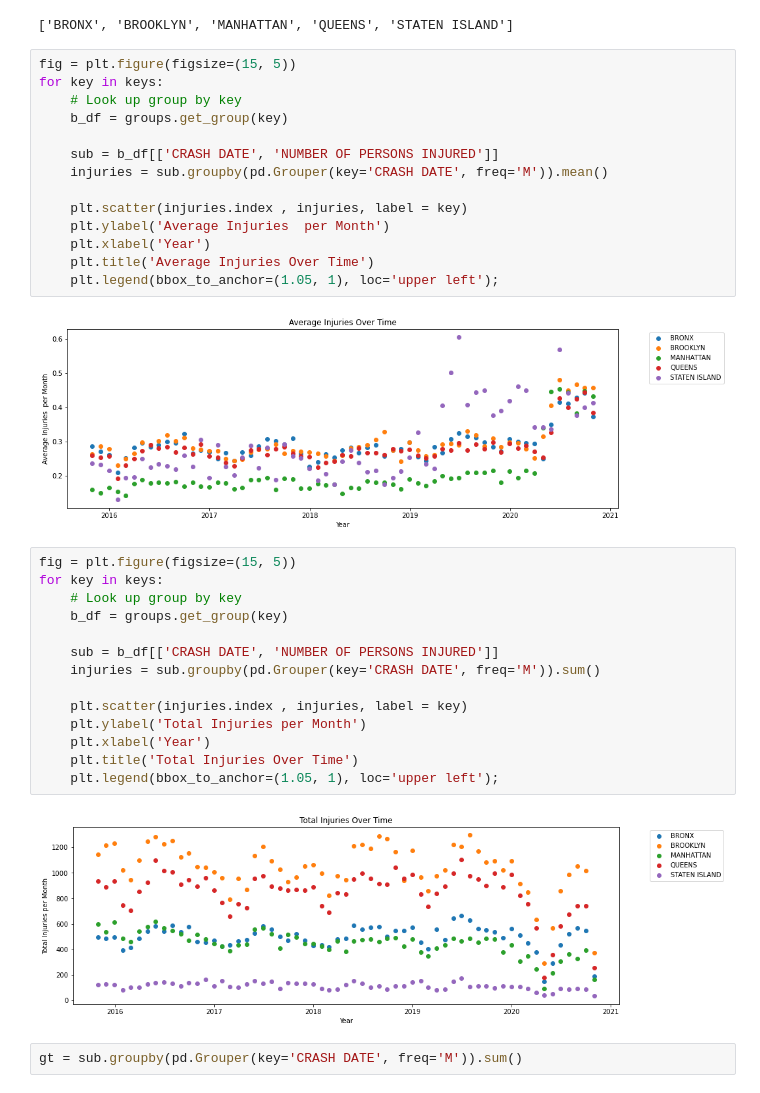
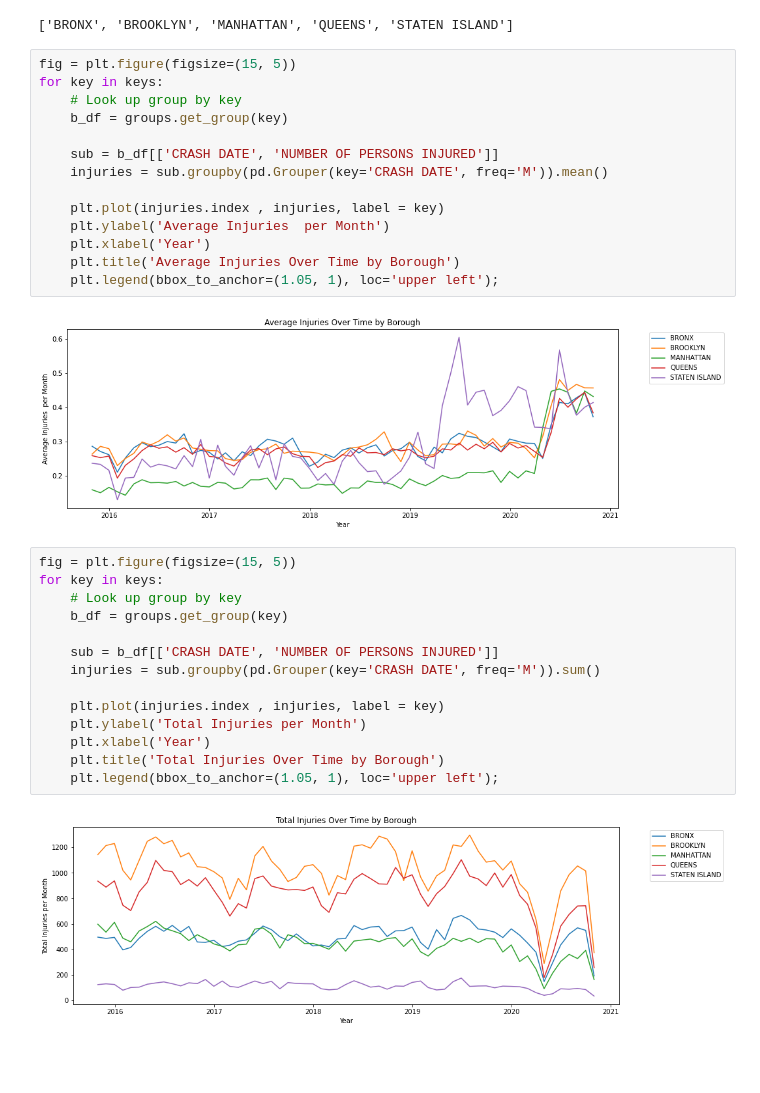
Before and after one commit to mlm52/CS301SECT101-NYC-PROJECT, a Jupyter notebook: Part3Graph-Thomas.ipynb, the cells around one changed output. Saved outputs shown, nothing was run; the diff lists cells and outputs as text; blank space fills up the shorter version.

Commit message:
Line Graphs

```diff
--- a/Part3Graph-Thomas.ipynb
+++ b/Part3Graph-Thomas.ipynb
@@ -50,28 +50,26 @@ for key in keys:
     sub = b_df[['CRASH DATE', 'NUMBER OF PERSONS INJURED']]
     injuries = sub.groupby(pd.Grouper(key='CRASH DATE', freq='M')).mean()
 
-    plt.scatter(injuries.index , injuries, label = key)
+    plt.plot(injuries.index , injuries, label = key)
     plt.ylabel('Average Injuries  per Month')
     plt.xlabel('Year')
-    plt.title('Average Injuries Over Time')
+    plt.title('Average Injuries Over Time by Borough')
     plt.legend(bbox_to_anchor=(1.05, 1), loc='upper left');
 # %% [output]
-[figure, old version]
+[figure, new version]
 # %%
 fig = plt.figure(figsize=(15, 5))
 for key in keys:
     # Look up group by key
     b_df = groups.get_group(key)
 
     sub = b_df[['CRASH DATE', 'NUMBER OF PERSONS INJURED']]
     injuries = sub.groupby(pd.Grouper(key='CRASH DATE', freq='M')).sum()
 
-    plt.scatter(injuries.index , injuries, label = key)
+    plt.plot(injuries.index , injuries, label = key)
     plt.ylabel('Total Injuries per Month')
     plt.xlabel('Year')
-    plt.title('Total Injuries Over Time')
+    plt.title('Total Injuries Over Time by Borough')
     plt.legend(bbox_to_anchor=(1.05, 1), loc='upper left');
 # %% [output]
-[figure, old version]
+[figure, new version]
-# %%
-gt = sub.groupby(pd.Grouper(key='CRASH DATE', freq='M')).sum()
```
Also changed, not shown: parts of 3 cells of this notebook.
